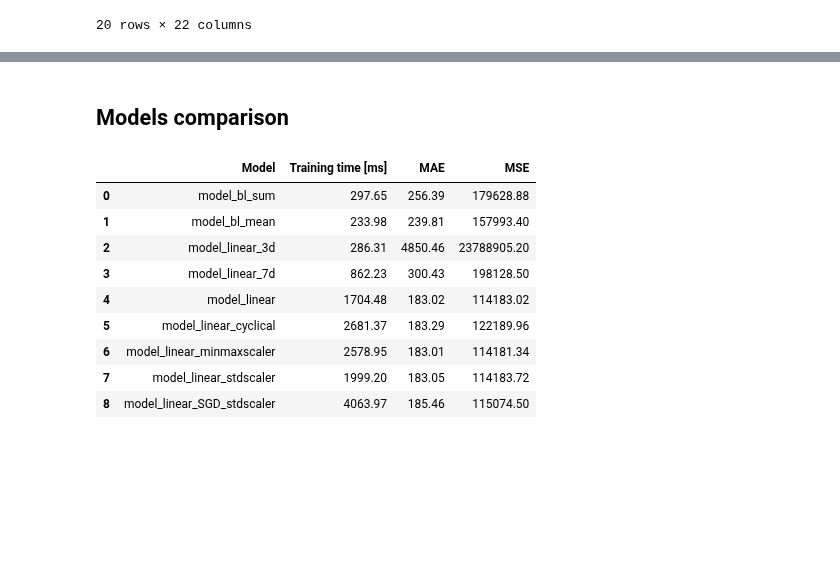
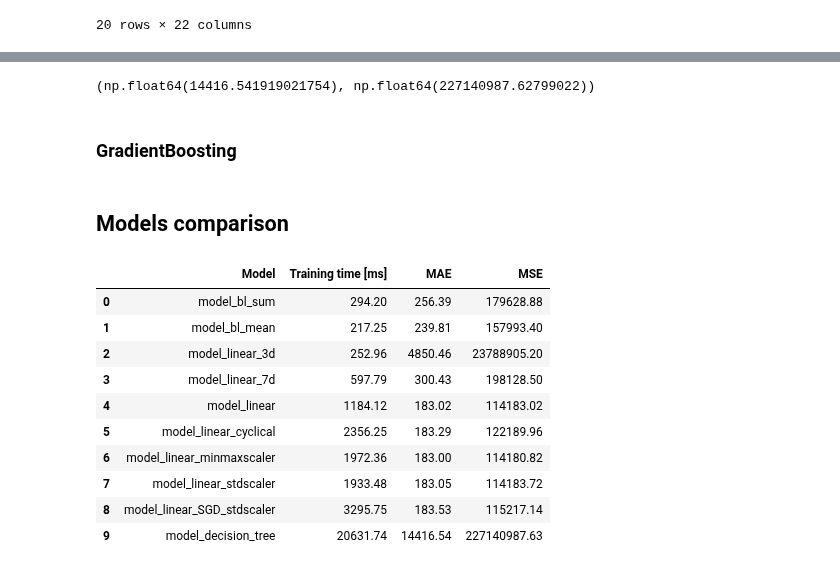
Before and after one commit to AngieC96/pickup-to-delivery-overall, a Jupyter notebook: 2_Models comparison.ipynb, the cells around one changed output, grey strips where cells are left out. Saved outputs shown, nothing was run; the diff lists cells and outputs as text; code cells hidden in the pictures; blank space fills up the shorter version.

Commit message:
Implemented a regression Decision Tree

```diff
--- a/2_Models comparison.ipynb
+++ b/2_Models comparison.ipynb
@@ -827,0 +823,7 @@ model_linear_SGD_stdscaler_eval
+# %%
+start = datetime.datetime.now()
+model_decision_tree = RegressionDecisionTree(encoding = 'dummy')
+model_decision_tree.fit(X_train, y_train)
+end = datetime.datetime.now()
+model_decision_tree_time = end - start
+print(f"Time elapsed: {model_decision_tree_time}")
@@ -828,24 +880,36 @@ model_linear_SGD_stdscaler_eval
+# %%
+model_decision_tree_eval = model_decision_tree.evaluate(X_test, y_test)
+model_decision_tree_eval
+# %% [output]
+(np.float64(14416.541919021754), np.float64(227140987.62799022))
+# %% [markdown]
+### GradientBoosting
+# %%
+model = GradientBoostingRegressor()
+model.fit(X_train, y_train)
+predictions = model.predict(X_test)
 # %% [markdown]
 ## Models comparison
 # %%
-models = ['model_bl_sum' , 'model_bl_mean', 'model_linear_3d', 'model_linear_7d', 'model_linear', 'model_linear_cyclical','model_linear_minmaxscaler', 'model_linear_stdscaler', 'model_linear_SGD_stdscaler']
+models = ['model_bl_sum' , 'model_bl_mean', 'model_linear_3d', 'model_linear_7d', 'model_linear', 'model_linear_cyclical','model_linear_minmaxscaler', 'model_linear_stdscaler', 'model_linear_SGD_stdscaler', 'model_decision_tree']
 
 data = []
 for model in models:
     time_value = eval(model + '_time')
     eval_value = eval(model + '_eval')
     data.append([model, time_value / datetime.timedelta(milliseconds=1), eval_value[0], eval_value[1]])
 
 models_eval = pd.DataFrame(data, columns=['Model', 'Training time [ms]', 'MAE', 'MSE'])
 models_eval
 # %% [output]
 |  | Model | Training time [ms] | MAE | MSE |
-| 0 | model_bl_sum | 297.65 | 256.39 | 179628.88 |
-| 1 | model_bl_mean | 233.98 | 239.81 | 157993.40 |
-| 2 | model_linear_3d | 286.31 | 4850.46 | 23788905.20 |
-| 3 | model_linear_7d | 862.23 | 300.43 | 198128.50 |
-| 4 | model_linear | 1704.48 | 183.02 | 114183.02 |
-| 5 | model_linear_cyclical | 2681.37 | 183.29 | 122189.96 |
-| 6 | model_linear_minmaxscaler | 2578.95 | 183.01 | 114181.34 |
-| 7 | model_linear_stdscaler | 1999.20 | 183.05 | 114183.72 |
-| 8 | model_linear_SGD_stdscaler | 4063.97 | 185.46 | 115074.50 |
+| 0 | model_bl_sum | 294.20 | 256.39 | 179628.88 |
+| 1 | model_bl_mean | 217.25 | 239.81 | 157993.40 |
+| 2 | model_linear_3d | 252.96 | 4850.46 | 23788905.20 |
+| 3 | model_linear_7d | 597.79 | 300.43 | 198128.50 |
+| 4 | model_linear | 1184.12 | 183.02 | 114183.02 |
+| 5 | model_linear_cyclical | 2356.25 | 183.29 | 122189.96 |
+| 6 | model_linear_minmaxscaler | 1972.36 | 183.00 | 114180.82 |
+| 7 | model_linear_stdscaler | 1933.48 | 183.05 | 114183.72 |
+| 8 | model_linear_SGD_stdscaler | 3295.75 | 183.53 | 115217.14 |
+| 9 | model_decision_tree | 20631.74 | 14416.54 | 227140987.63 |
```
Also changed, not shown: parts of 34 cells of this notebook, 1 other file.
